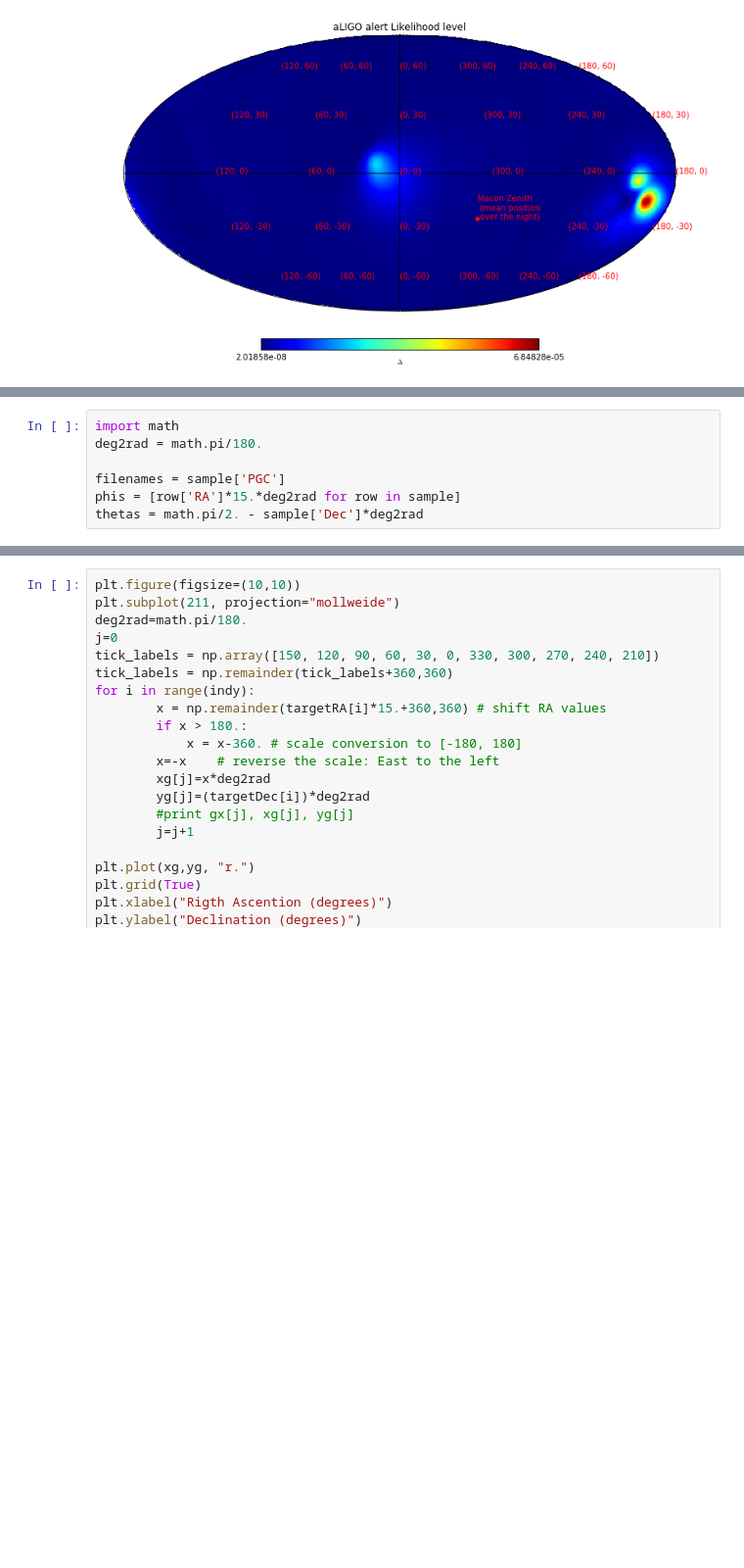
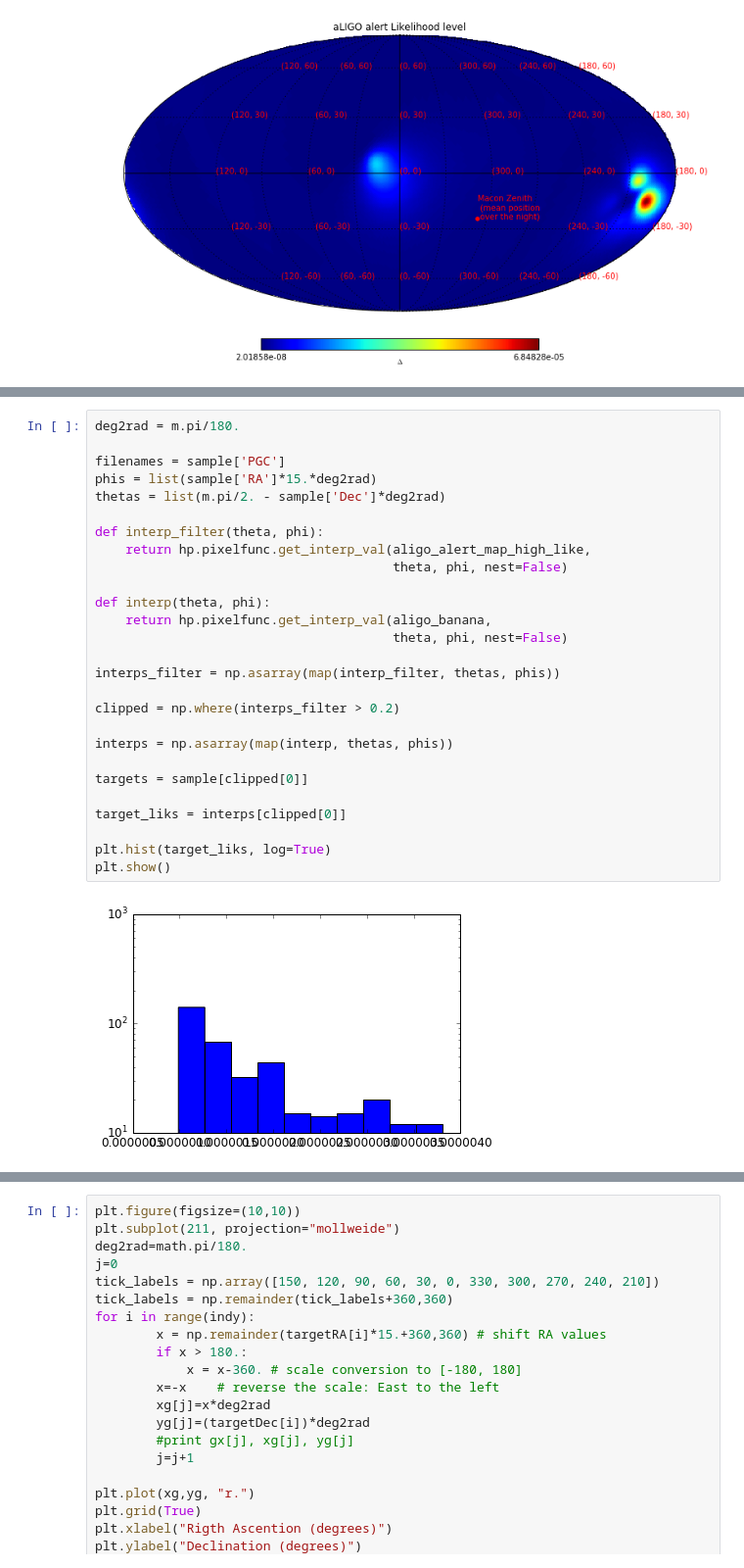
Before and after one commit to BrunoSanchez/alertreport, a Jupyter notebook: alertprocess.ipynb, the cells around one changed output, grey strips where cells are left out. Shown at 98% size. Drawn from its saved outputs; the diff is of its cells as text; blank space fills up the shorter version.

```diff
--- a/alertprocess.ipynb
+++ b/alertprocess.ipynb
@@ -339,8 +343,30 @@ for row in sample:
-# %%
-import math
-deg2rad = math.pi/180.
-
-filenames = sample['PGC']
-phis = [row['RA']*15.*deg2rad for row in sample]
-thetas = math.pi/2. - sample['Dec']*deg2rad
+# %%
+deg2rad = m.pi/180.
+
+filenames = sample['PGC']
+phis = list(sample['RA']*15.*deg2rad)
+thetas = list(m.pi/2. - sample['Dec']*deg2rad)
+
+def interp_filter(theta, phi):
+    return hp.pixelfunc.get_interp_val(aligo_alert_map_high_like,
+                                       theta, phi, nest=False)
+
+def interp(theta, phi):
+    return hp.pixelfunc.get_interp_val(aligo_banana,
+                                       theta, phi, nest=False)
+
+interps_filter = np.asarray(map(interp_filter, thetas, phis))
+
+clipped = np.where(interps_filter > 0.2)
+
+interps = np.asarray(map(interp, thetas, phis))
+
+targets = sample[clipped[0]]
+
+target_liks = interps[clipped[0]]
+
+plt.hist(target_liks, log=True)
+plt.show()
+# %% [output]
+[figure, added]
 # %%
```
Also changed, not shown: parts of 7 cells of this notebook.
